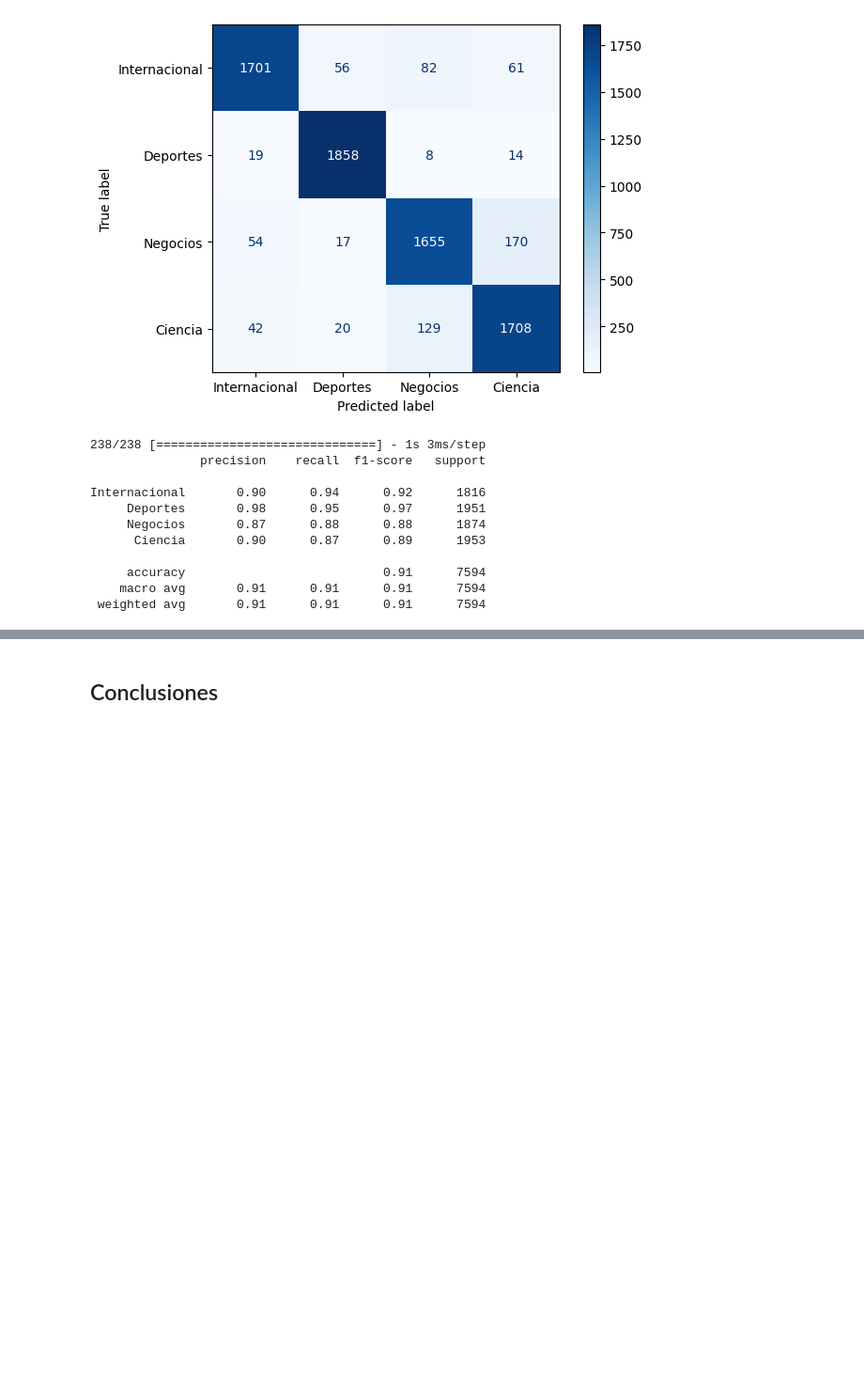
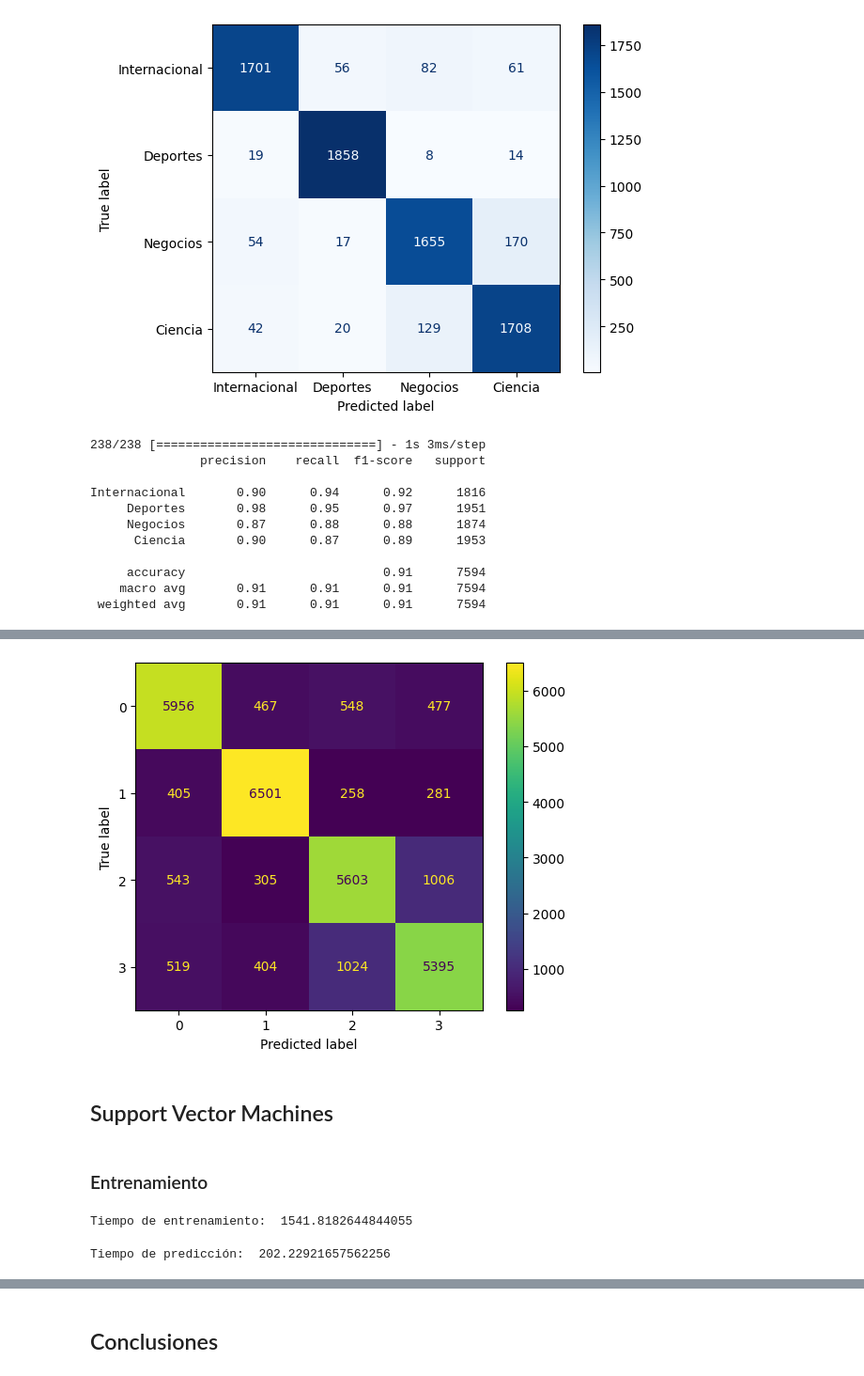
Before and after one commit to jorgelmp/ProyectoAPIT, a Jupyter notebook: Procesamiento_Textos.ipynb, the cells around one changed output, grey strips where cells are left out. Shown at 94% size. Cells and saved outputs as stored; diff of their text form; code cells hidden in the pictures; blank space fills up the shorter version.

```diff
--- a/Procesamiento_Textos.ipynb
+++ b/Procesamiento_Textos.ipynb
@@ -504,0 +637,27 @@ Internacional       0.90      0.94      0.92      1816
+# %%
+cm = confusion_matrix(y_test, Y_ClasificacionAD)
+
+# plot the confusion matrix
+disp = ConfusionMatrixDisplay(cm, display_labels=np.unique(Y_ClasificacionAD))
+disp.plot()
+plt.show()
+# %% [output]
+[figure, added]
+# %% [markdown]
+## Support Vector Machines
+# %% [markdown]
+### Entrenamiento
+# %%
+ModeloSVM_1 = SVC(kernel='linear')
+
+start = time.time()
+ModeloSVM_1.fit(X_train_tfidf, y_train)
+print("Tiempo de entrenamiento: ",time.time()-start)
+# %% [output]
+Tiempo de entrenamiento:  1541.8182644844055
+# %%
+start = time.time()
+Clasificaciones_1 = ModeloSVM_1.predict(X_test_tfidf)
+print("Tiempo de predicción: ",time.time()-start)
+# %% [output]
+Tiempo de predicción:  202.22921657562256
```
Also changed, not shown: parts of 37 cells of this notebook.
